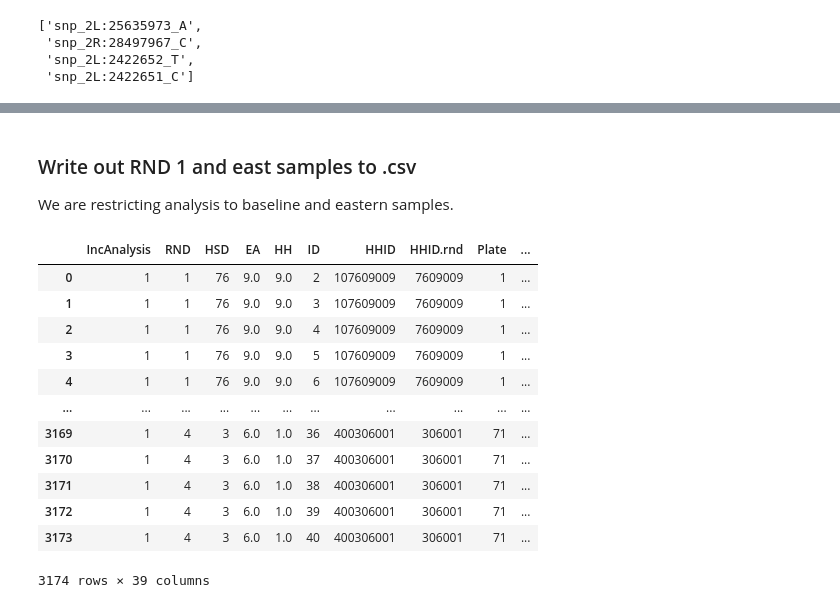
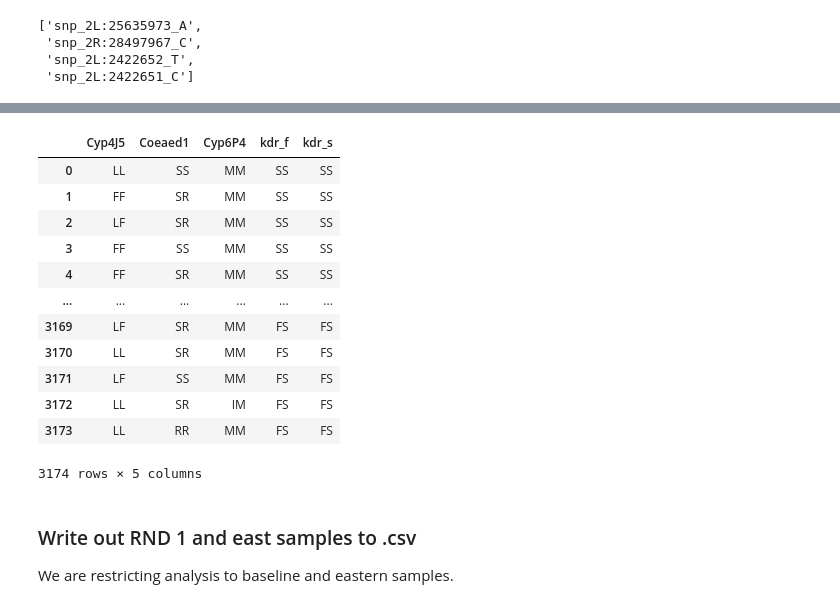
Before and after one commit to LSTM-VIGG/pgs, a Jupyter notebook: pgs-calculation.ipynb, the cells around one changed output, grey strips where cells are left out. Drawn from its saved outputs; the diff is of its cells as text; code cells hidden in the pictures.

```diff
--- a/pgs-calculation.ipynb
+++ b/pgs-calculation.ipynb
@@ -501,3 +510,19 @@ pval_df
+# %%
+df_geno
+# %% [output]
+|  | Cyp4J5 | Coeaed1 | Cyp6P4 | kdr_f | kdr_s |
+| 0 | LL | SS | MM | SS | SS |
+| 1 | FF | SR | MM | SS | SS |
+| 2 | LF | SR | MM | SS | SS |
+| 3 | FF | SS | MM | SS | SS |
+| 4 | FF | SR | MM | SS | SS |
+| ... | ... | ... | ... | ... | ... |
+| 3169 | LF | SR | MM | FS | FS |
+| 3170 | LL | SR | MM | FS | FS |
+| 3171 | LF | SS | MM | FS | FS |
+| 3172 | LL | SR | IM | FS | FS |
+| 3173 | LL | RR | MM | FS | FS |
+3174 rows × 5 columns
 # %%
 pval_df = pd.read_csv("./effect-sizes-siaya.csv", index_col=1)
 
@@ -526,19 +551,3 @@ px.histogram(prs_per_hsd['prs']['mean'],  template='simple_white',  width=500, h
 ### Write out RND 1 and east samples to .csv
 
 We are restricting analysis to baseline and eastern samples.
-# %%
-df_ento_prs
-# %% [output]
-|  | IncAnalysis | RND | HSD | EA | HH | ID | HHID | HHID.rnd | Plate | ... |
-| 0 | 1 | 1 | 76 | 9.0 | 9.0 | 2 | 107609009 | 7609009 | 1 | ... |
-| 1 | 1 | 1 | 76 | 9.0 | 9.0 | 3 | 107609009 | 7609009 | 1 | ... |
-| 2 | 1 | 1 | 76 | 9.0 | 9.0 | 4 | 107609009 | 7609009 | 1 | ... |
-| 3 | 1 | 1 | 76 | 9.0 | 9.0 | 5 | 107609009 | 7609009 | 1 | ... |
-| 4 | 1 | 1 | 76 | 9.0 | 9.0 | 6 | 107609009 | 7609009 | 1 | ... |
-| ... | ... | ... | ... | ... | ... | ... | ... | ... | ... | ... |
-| 3169 | 1 | 4 | 3 | 6.0 | 1.0 | 36 | 400306001 | 306001 | 71 | ... |
-| 3170 | 1 | 4 | 3 | 6.0 | 1.0 | 37 | 400306001 | 306001 | 71 | ... |
-| 3171 | 1 | 4 | 3 | 6.0 | 1.0 | 38 | 400306001 | 306001 | 71 | ... |
-| 3172 | 1 | 4 | 3 | 6.0 | 1.0 | 39 | 400306001 | 306001 | 71 | ... |
-| 3173 | 1 | 4 | 3 | 6.0 | 1.0 | 40 | 400306001 | 306001 | 71 | ... |
-3174 rows × 39 columns
```
Also changed, not shown: parts of 6 cells of this notebook.
